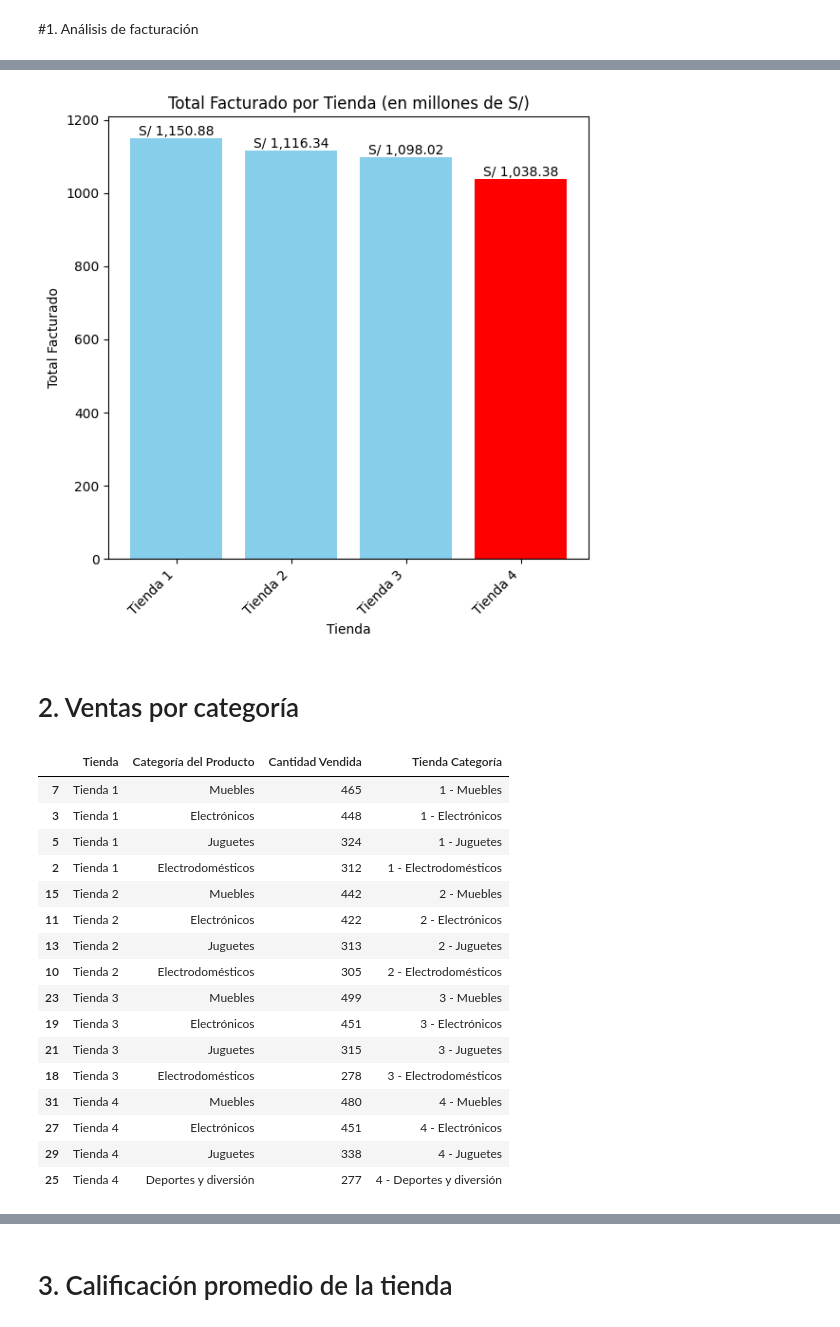
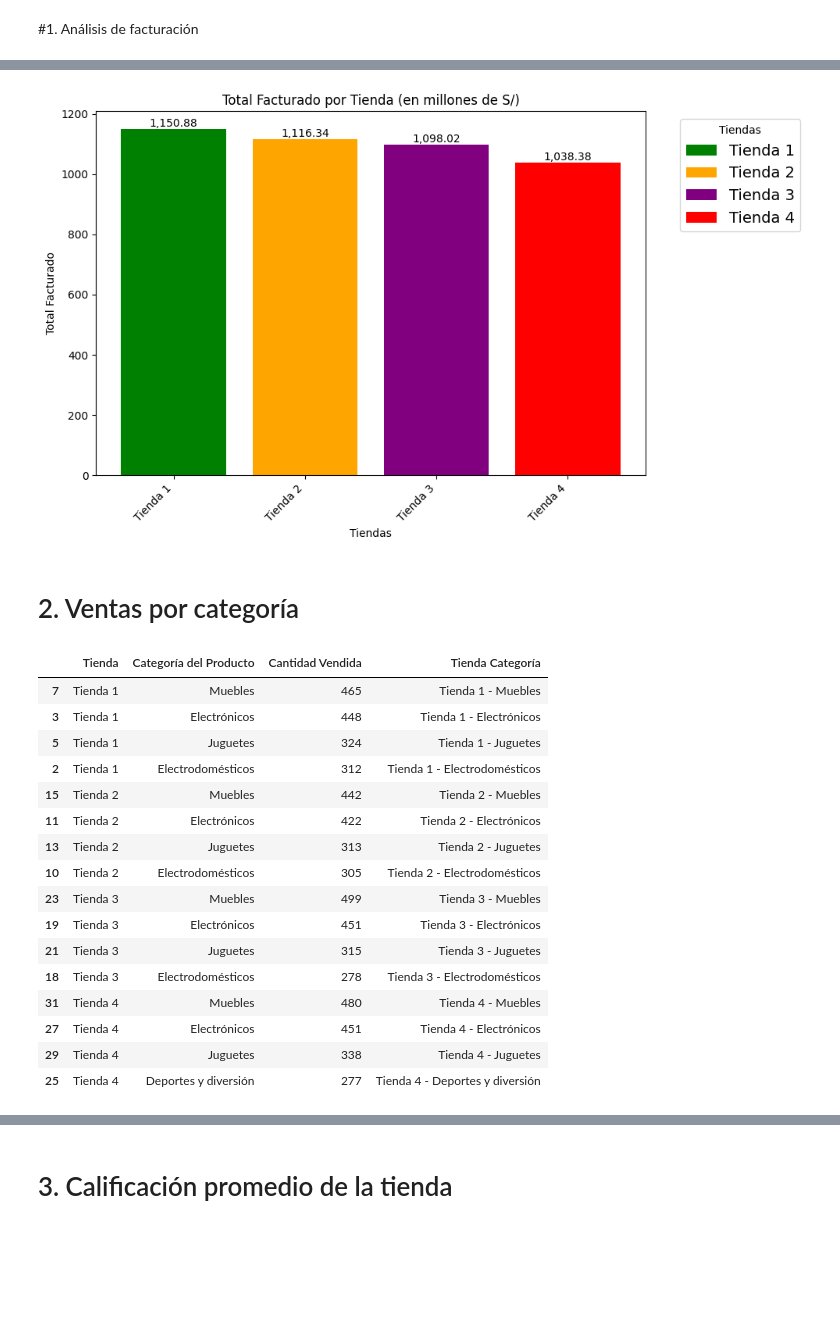
Before and after one commit to Tecindes/Challenge_Alura_Data_Science, a Jupyter notebook: AluraStoreLatam.ipynb, the cells around one changed output, grey strips where cells are left out. Saved outputs shown, nothing was run; the diff lists cells and outputs as text; code cells hidden in the pictures; blank space fills up the shorter version.

```diff
--- a/AluraStoreLatam.ipynb
+++ b/AluraStoreLatam.ipynb
@@ -35,8 +47,15 @@ tienda2['Tienda'] = 'Tienda 2'
 tienda3['Tienda'] = 'Tienda 3'
 tienda4['Tienda'] = 'Tienda 4'
 # %%
-# Unir los DataFrames
+# Unir los DataFrames y crear la columna Año para trabajar la data
 tiendas = pd.concat([tienda, tienda2, tienda3, tienda4])
+
+
+# Convertir la columna 'Fecha' a datetime
+tiendas['Fecha de Compra'] = pd.to_datetime(tiendas['Fecha de Compra'])
+
+# Crear una columna con el año
+tiendas['Año'] = tiendas['Fecha de Compra'].dt.year
 
 # Total facturado por tienda
 totalFacturadoTiendas=tiendas.groupby('Tienda').sum('Precio').sort_values(by='Precio', ascending=False)
@@ -52,24 +72,25 @@ Name: Precio, dtype: object
 # %%
 # prompt: crear un grafico tipo barra
 
 import matplotlib.pyplot as plt
 
-plt.figure(figsize=(6, 6))
-colors = ['skyblue', 'skyblue', 'skyblue', 'red']
-bars=plt.bar(totalFacturadoTiendas.index, (totalFacturadoTiendas['Precio'] / 1000000), color=colors)
+plt.figure(figsize=(10, 6))
+colors = ['green', 'orange', 'purple','red']
+bars=plt.bar(totalFacturadoTiendas.index, (totalFacturadoTiendas['Precio'] / 1000000), color=colors, label=totalFacturadoTiendas.index)
 
 for bar in bars:
     yval = bar.get_height()
-    plt.text(bar.get_x() + bar.get_width()/2, yval, f"S/ {yval:,.2f}", va='bottom', ha='center')
+    plt.text(bar.get_x() + bar.get_width()/2, yval, f"{yval:,.2f}", va='bottom', ha='center')
 
-plt.xlabel('Tienda')
+plt.xlabel('Tiendas')
 plt.ylabel('Total Facturado')
 plt.title('Total Facturado por Tienda (en millones de S/)')
+plt.legend(title='Tiendas', bbox_to_anchor=(1.05, 1), loc='upper left',fontsize=14)
 plt.xticks(rotation=45, ha='right')
 plt.tight_layout()
 plt.show()
 # %% [output]
-[figure, old version]
+[figure, new version]
 # %% [markdown]
 # 2. Ventas por categoría
 # %%
@@ -78,24 +99,23 @@ totalCantidadProductosCategoria = tiendas.groupby(['Tienda', 'Categoría del Pro
 totalCantidadProductosCategoria = totalCantidadProductosCategoria.rename(columns={'Producto': 'Cantidad Vendida'})
 primerosCategoriaTienda = totalCantidadProductosCategoria.groupby('Tienda').head(4).sort_values(by=['Tienda'], ascending=True)
 primerosCategoriaTienda['Tienda Categoría'] = primerosCategoriaTienda['Tienda']+ ' - ' +primerosCategoriaTienda['Categoría del Producto']
-primerosCategoriaTienda['Tienda Categoría'] = primerosCategoriaTienda['Tienda Categoría'].str.replace('Tienda ', '')
 primerosCategoriaTienda
 # %% [output]
 |  | Tienda | Categoría del Producto | Cantidad Vendida | Tienda Categoría |
-| 7 | Tienda 1 | Muebles | 465 | 1 - Muebles |
-| 3 | Tienda 1 | Electrónicos | 448 | 1 - Electrónicos |
-| 5 | Tienda 1 | Juguetes | 324 | 1 - Juguetes |
-| 2 | Tienda 1 | Electrodomésticos | 312 | 1 - Electrodomésticos |
-| 15 | Tienda 2 | Muebles | 442 | 2 - Muebles |
-| 11 | Tienda 2 | Electrónicos | 422 | 2 - Electrónicos |
-| 13 | Tienda 2 | Juguetes | 313 | 2 - Juguetes |
-| 10 | Tienda 2 | Electrodomésticos | 305 | 2 - Electrodomésticos |
-| 23 | Tienda 3 | Muebles | 499 | 3 - Muebles |
-| 19 | Tienda 3 | Electrónicos | 451 | 3 - Electrónicos |
-| 21 | Tienda 3 | Juguetes | 315 | 3 - Juguetes |
-| 18 | Tienda 3 | Electrodomésticos | 278 | 3 - Electrodomésticos |
-| 31 | Tienda 4 | Muebles | 480 | 4 - Muebles |
-| 27 | Tienda 4 | Electrónicos | 451 | 4 - Electrónicos |
-| 29 | Tienda 4 | Juguetes | 338 | 4 - Juguetes |
-| 25 | Tienda 4 | Deportes y diversión | 277 | 4 - Deportes y diversión |
+| 7 | Tienda 1 | Muebles | 465 | Tienda 1 - Muebles |
+| 3 | Tienda 1 | Electrónicos | 448 | Tienda 1 - Electrónicos |
+| 5 | Tienda 1 | Juguetes | 324 | Tienda 1 - Juguetes |
+| 2 | Tienda 1 | Electrodomésticos | 312 | Tienda 1 - Electrodomésticos |
+| 15 | Tienda 2 | Muebles | 442 | Tienda 2 - Muebles |
+| 11 | Tienda 2 | Electrónicos | 422 | Tienda 2 - Electrónicos |
+| 13 | Tienda 2 | Juguetes | 313 | Tienda 2 - Juguetes |
+| 10 | Tienda 2 | Electrodomésticos | 305 | Tienda 2 - Electrodomésticos |
+| 23 | Tienda 3 | Muebles | 499 | Tienda 3 - Muebles |
+| 19 | Tienda 3 | Electrónicos | 451 | Tienda 3 - Electrónicos |
+| 21 | Tienda 3 | Juguetes | 315 | Tienda 3 - Juguetes |
+| 18 | Tienda 3 | Electrodomésticos | 278 | Tienda 3 - Electrodomésticos |
+| 31 | Tienda 4 | Muebles | 480 | Tienda 4 - Muebles |
+| 27 | Tienda 4 | Electrónicos | 451 | Tienda 4 - Electrónicos |
+| 29 | Tienda 4 | Juguetes | 338 | Tienda 4 - Juguetes |
+| 25 | Tienda 4 | Deportes y diversión | 277 | Tienda 4 - Deportes y diversión |
 # %%
```
Also changed, not shown: parts of 18 cells of this notebook.
